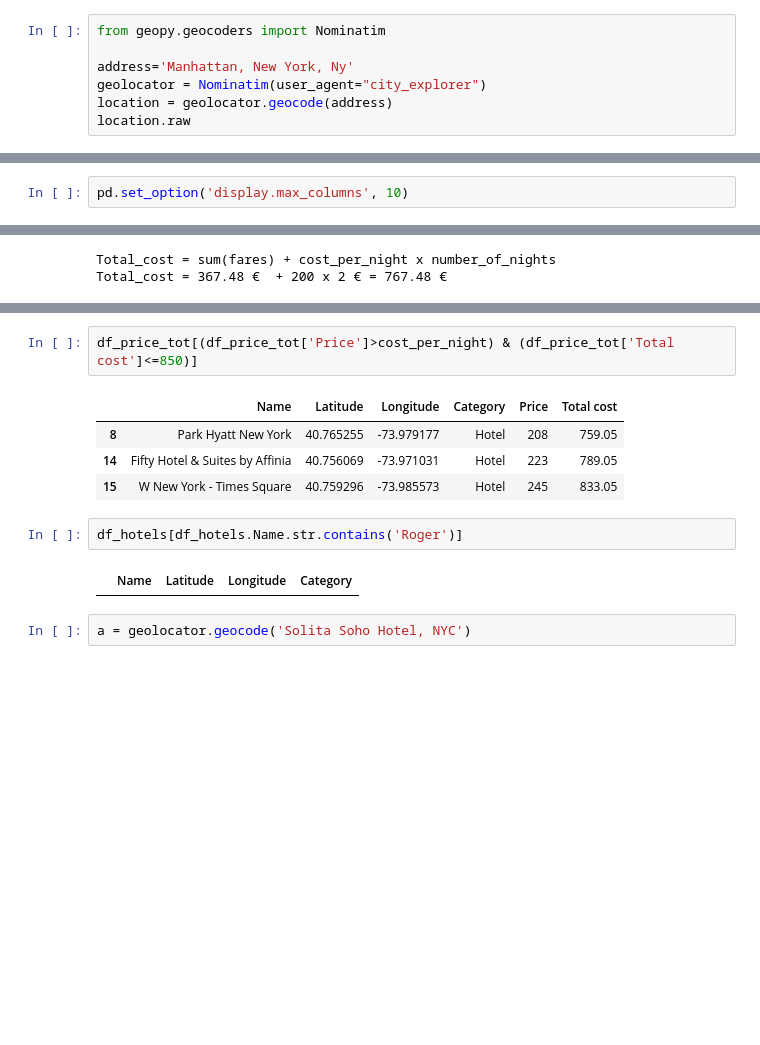
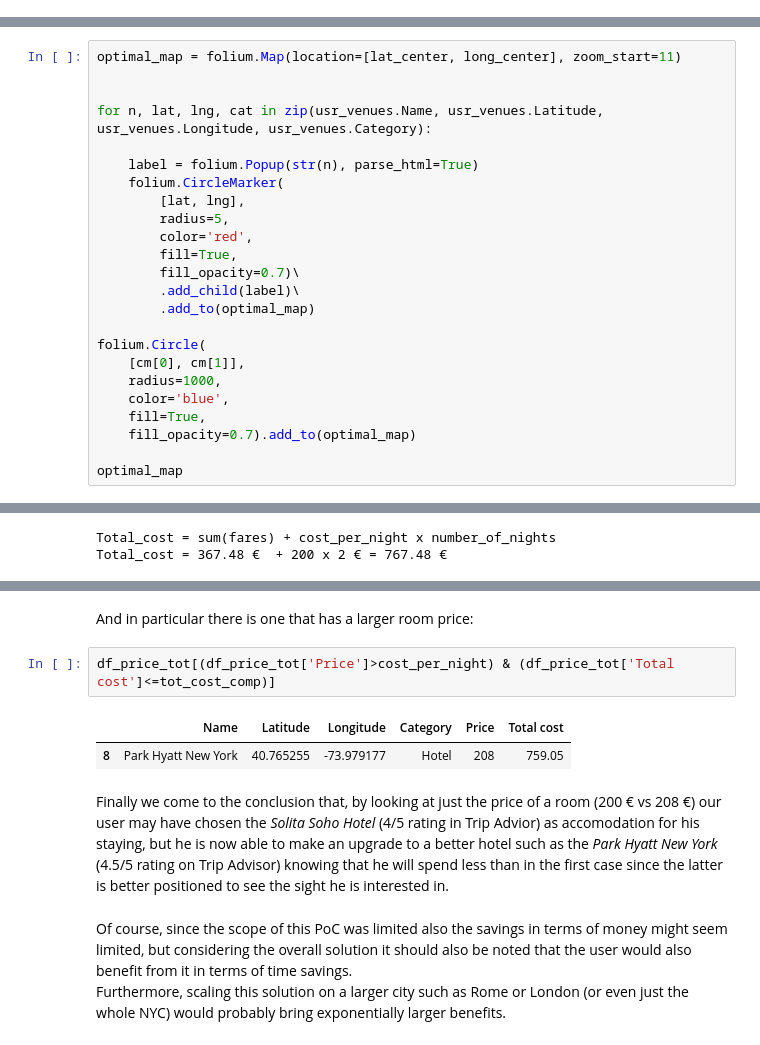
Before and after one commit to lucagrana92/carpetrip, a Jupyter notebook: Capstone_project_CarpeTrip.ipynb, the cells around one changed output, grey strips where cells are left out. Saved outputs shown, nothing was run; the diff lists cells and outputs as text; blank space fills up the shorter version.

```diff
--- a/Capstone_project_CarpeTrip.ipynb
+++ b/Capstone_project_CarpeTrip.ipynb
@@ -30,7 +55,0 @@ bounds = [eval(x) for x in location.raw['boundingbox']]
-# %%
-from geopy.geocoders import Nominatim
-
-address='Manhattan, New York, Ny'
-geolocator = Nominatim(user_agent="city_explorer")
-location = geolocator.geocode(address)
-location.raw
@@ -360,0 +417,24 @@ Let's look for hotels nearby the optimal position
+# %%
+optimal_map = folium.Map(location=[lat_center, long_center], zoom_start=11)
+
+
+for n, lat, lng, cat in zip(usr_venues.Name, usr_venues.Latitude, usr_venues.Longitude, usr_venues.Category):
+
+    label = folium.Popup(str(n), parse_html=True)
+    folium.CircleMarker(
+        [lat, lng],
+        radius=5,
+        color='red',
+        fill=True,
+        fill_opacity=0.7)\
+        .add_child(label)\
+        .add_to(optimal_map)
+
+folium.Circle(
+    [cm[0], cm[1]],
+    radius=1000,
+    color='blue',
+    fill=True,
+    fill_opacity=0.7).add_to(optimal_map)
+
+optimal_map
@@ -847,2 +947,0 @@ df_rides = cab_rides_calc(df_rides)
-# %%
-pd.set_option('display.max_columns', 10)
@@ -1030,13 +1166,12 @@ df_rides_comp
+# %% [markdown]
+And in particular there is one that has a larger room price:
 # %%
-df_price_tot[(df_price_tot['Price']>cost_per_night) & (df_price_tot['Total cost']<=850)]
+df_price_tot[(df_price_tot['Price']>cost_per_night) & (df_price_tot['Total cost']<=tot_cost_comp)]
 # %% [output]
 |  | Name | Latitude | Longitude | Category | Price | Total cost |
 | 8 | Park Hyatt New York | 40.765255 | -73.979177 | Hotel | 208 | 759.05 |
-| 14 | Fifty Hotel & Suites by Affinia | 40.756069 | -73.971031 | Hotel | 223 | 789.05 |
-| 15 | W New York - Times Square | 40.759296 | -73.985573 | Hotel | 245 | 833.05 |
-# %%
-df_hotels[df_hotels.Name.str.contains('Roger')]
-# %% [output]
-|  | Name | Latitude | Longitude | Category |
-# %%
-a = geolocator.geocode('Solita Soho Hotel, NYC')
+# %% [markdown]
+Finally we come to the conclusion that, by looking at just the price of a room (200 € vs 208 €) our user may have chosen the *Solita Soho Hotel* (4/5 rating in Trip Advior) as accomodation for his staying, but he is now able to make an upgrade to a better hotel such as the *Park Hyatt New York* (4.5/5 rating on Trip Advisor) knowing that he will spend less than in the first case since the latter is better positioned to see the sight he is interested in.
+# %% [markdown]
+Of course, since the scope of this PoC was limited also the savings in terms of money might seem limited, but considering the overall solution it should also be noted that the user would also benefit from it in terms of time savings.
+Furthermore, scaling this solution on a larger city such as Rome or London (or even just the whole NYC) would probably bring exponentially larger benefits.
```
Also changed, not shown: parts of 100 cells of this notebook.
